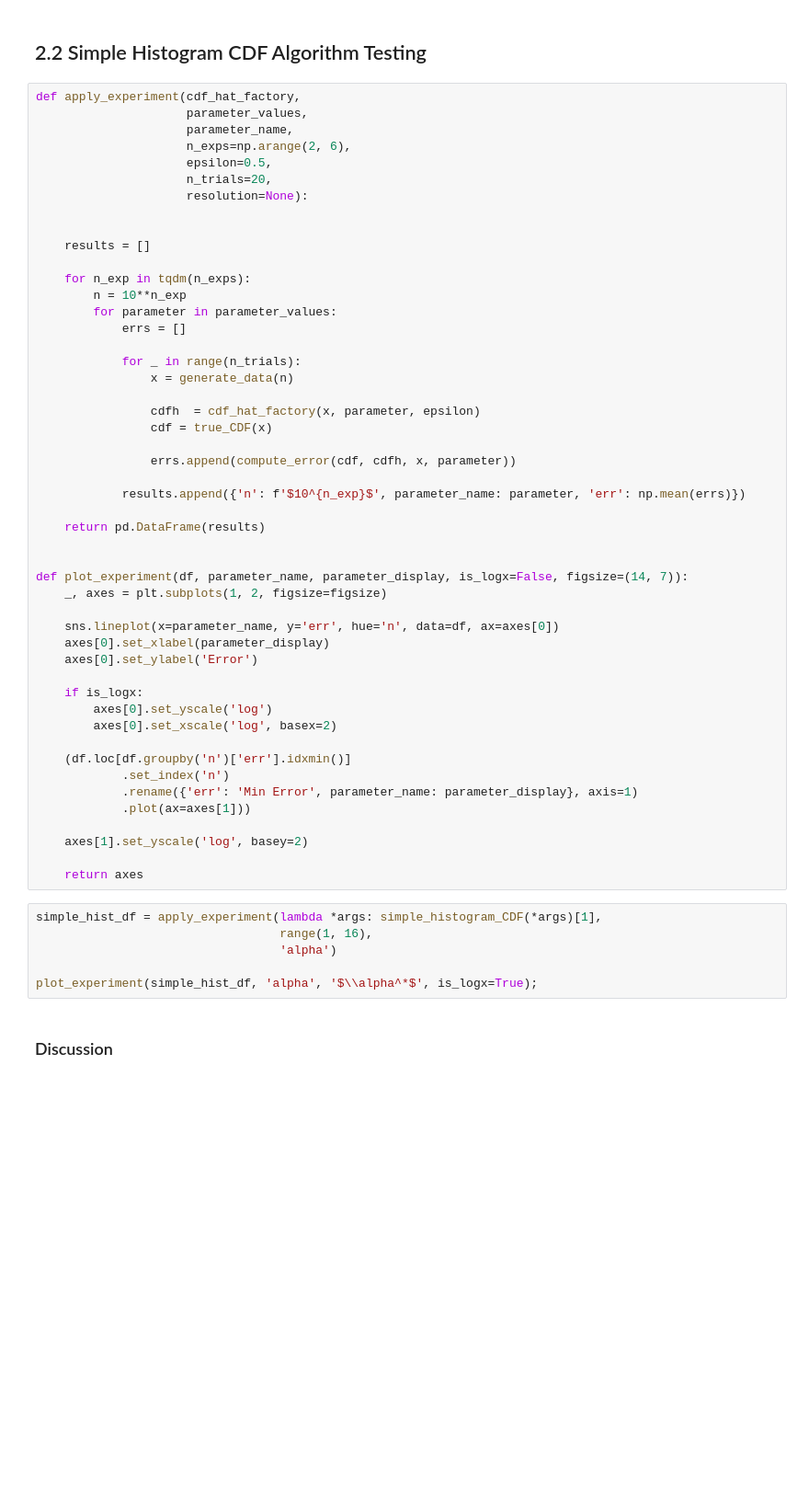
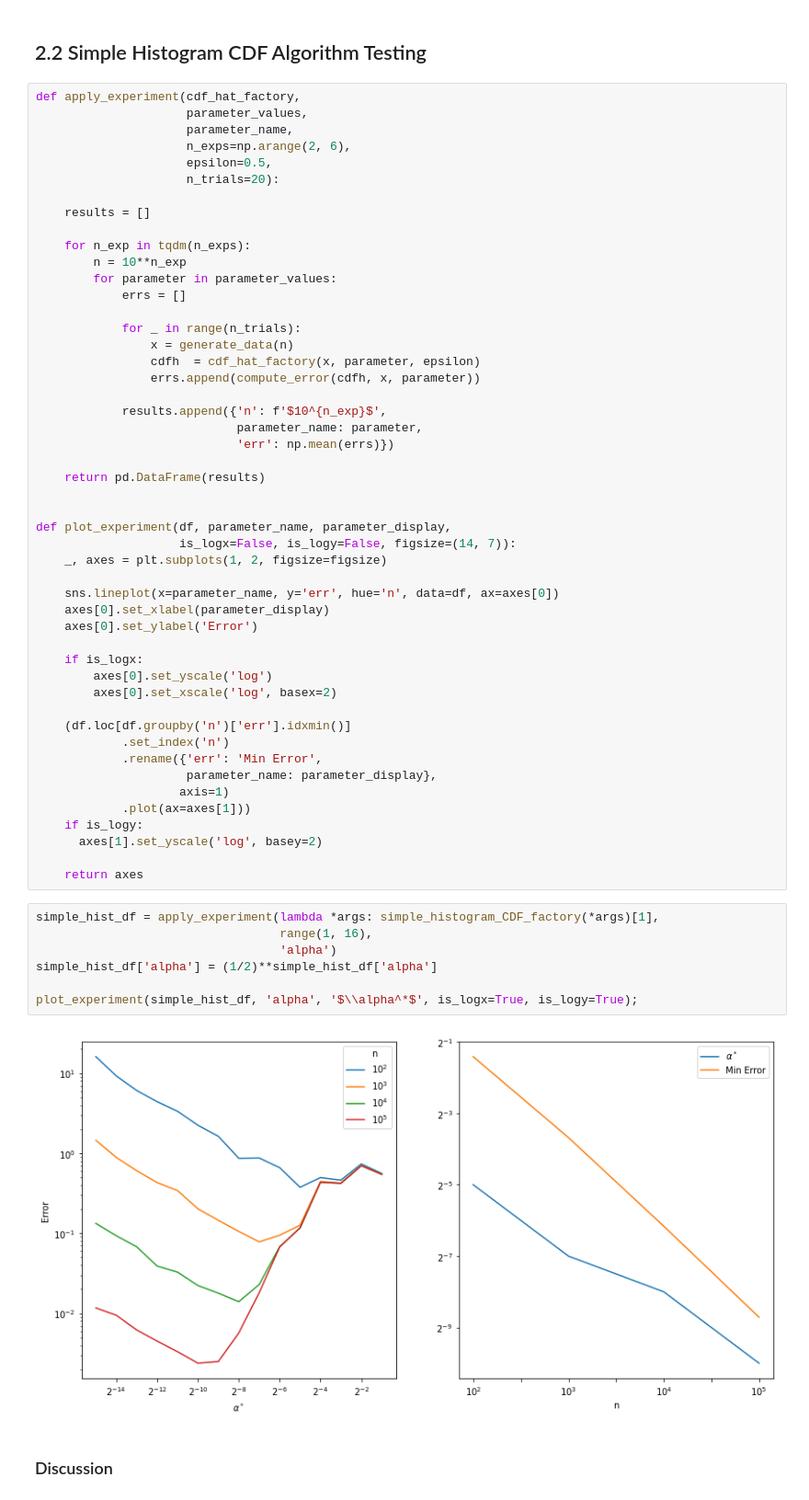
Before and after one commit to shlomihod/bu-cs591-algorithms-in-society-spring20, a Jupyter notebook: hw3/implementing-cdf-estimation.ipynb, the cells around one changed output. Shown at 92% size. Saved outputs shown, nothing was run; the diff lists cells and outputs as text; blank space fills up the shorter version.

```diff
--- a/hw3/implementing-cdf-estimation.ipynb
+++ b/hw3/implementing-cdf-estimation.ipynb
@@ -89,9 +125,7 @@ def apply_experiment(cdf_hat_factory,
                      parameter_name,
                      n_exps=np.arange(2, 6),
                      epsilon=0.5,
-                     n_trials=20,
-                     resolution=None):
-
+                     n_trials=20):
 
     results = []
 
@@ -102,18 +136,18 @@ def apply_experiment(cdf_hat_factory,
 
             for _ in range(n_trials):
                 x = generate_data(n)
+                cdfh  = cdf_hat_factory(x, parameter, epsilon)
+                errs.append(compute_error(cdfh, x, parameter))
 
-                cdfh  = cdf_hat_factory(x, parameter, epsilon)
-                cdf = true_CDF(x)
-
-                errs.append(compute_error(cdf, cdfh, x, parameter))
-
-            results.append({'n': f'$10^{n_exp}$', parameter_name: parameter, 'err': np.mean(errs)})
+            results.append({'n': f'$10^{n_exp}$',
+                            parameter_name: parameter,
+                            'err': np.mean(errs)})
 
     return pd.DataFrame(results)
 
 
-def plot_experiment(df, parameter_name, parameter_display, is_logx=False, figsize=(14, 7)):
+def plot_experiment(df, parameter_name, parameter_display,
+                    is_logx=False, is_logy=False, figsize=(14, 7)):
     _, axes = plt.subplots(1, 2, figsize=figsize)
 
     sns.lineplot(x=parameter_name, y='err', hue='n', data=df, ax=axes[0])
@@ -126,18 +160,23 @@ def plot_experiment(df, parameter_name, parameter_display, is_logx=False, figsiz
 
     (df.loc[df.groupby('n')['err'].idxmin()]
             .set_index('n')
-            .rename({'err': 'Min Error', parameter_name: parameter_display}, axis=1)
+            .rename({'err': 'Min Error',
+                     parameter_name: parameter_display},
+                    axis=1)
             .plot(ax=axes[1]))
-
-    axes[1].set_yscale('log', basey=2)
+    if is_logy:
+      axes[1].set_yscale('log', basey=2)
 
     return axes
 # %%
-simple_hist_df = apply_experiment(lambda *args: simple_histogram_CDF(*args)[1],
+simple_hist_df = apply_experiment(lambda *args: simple_histogram_CDF_factory(*args)[1],
                                   range(1, 16),
                                   'alpha')
+simple_hist_df['alpha'] = (1/2)**simple_hist_df['alpha']
 
-plot_experiment(simple_hist_df, 'alpha', '$\\alpha^*$', is_logx=True);
+plot_experiment(simple_hist_df, 'alpha', '$\\alpha^*$', is_logx=True, is_logy=True);
+# %% [output]
+[figure, added]
 # %% [markdown]
 ### Discussion
 # %% [markdown]
```
Also changed, not shown: parts of 4 cells of this notebook.
